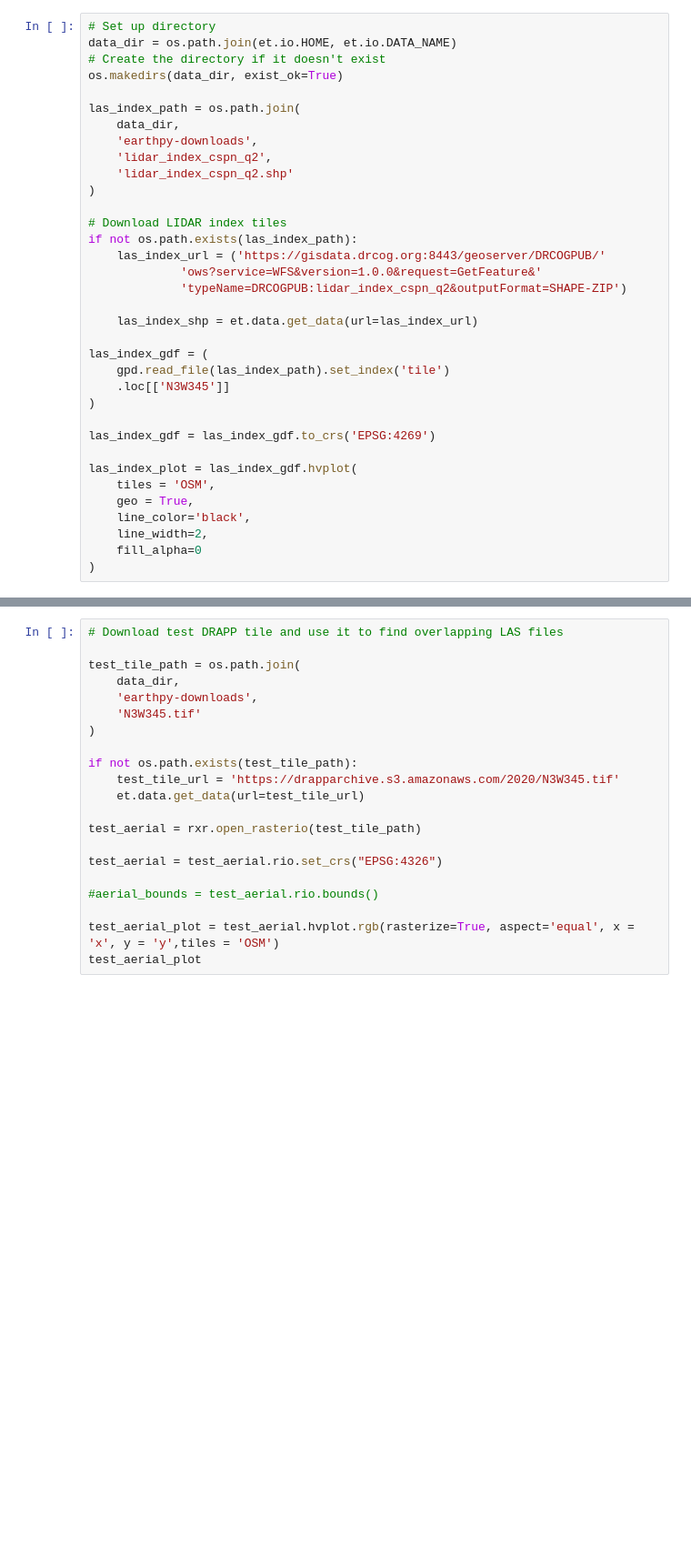
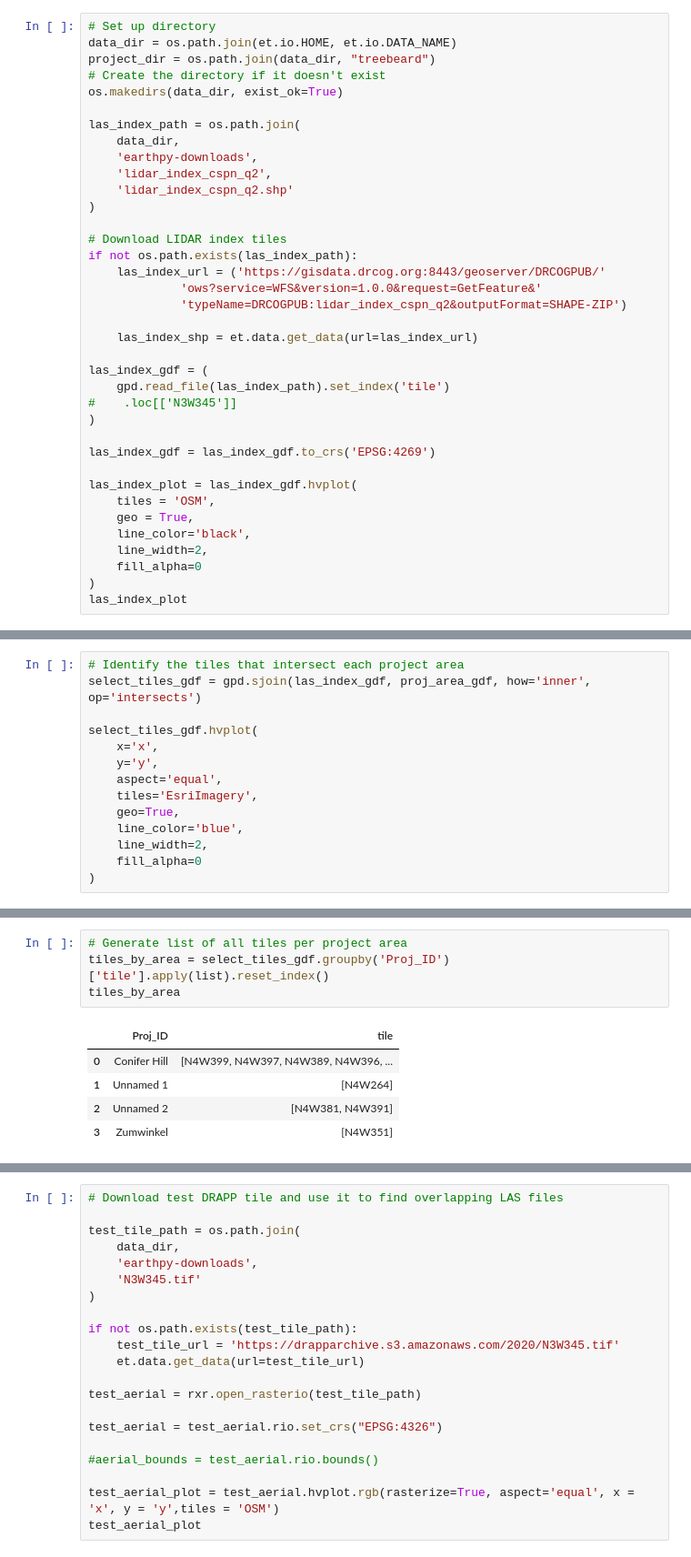
Before and after one commit to earthlab-education/treebeard, a Jupyter notebook: las_test.ipynb, the cells around one changed output, grey strips where cells are left out. Shown at 91% size. Cells and saved outputs as stored; diff of their text form; blank space fills up the shorter version.

Commit message:
added project areas, work on las code

```diff
--- a/las_test.ipynb
+++ b/las_test.ipynb
@@ -40,6 +45,7 @@ from shapely.geometry import Polygon
 # %%
 # Set up directory
 data_dir = os.path.join(et.io.HOME, et.io.DATA_NAME)
+project_dir = os.path.join(data_dir, "treebeard")
 # Create the directory if it doesn't exist
 os.makedirs(data_dir, exist_ok=True)
 
@@ -60,7 +66,7 @@ if not os.path.exists(las_index_path):
 
 las_index_gdf = (
     gpd.read_file(las_index_path).set_index('tile')
-    .loc[['N3W345']]
+#    .loc[['N3W345']]
 )
 
 las_index_gdf = las_index_gdf.to_crs('EPSG:4269')
@@ -72,3 +78,4 @@ las_index_plot = las_index_gdf.hvplot(
     line_width=2,
     fill_alpha=0
 )
+las_index_plot
@@ -74,0 +115,14 @@ las_index_plot = las_index_gdf.hvplot(
+# %%
+# Identify the tiles that intersect each project area
+select_tiles_gdf = gpd.sjoin(las_index_gdf, proj_area_gdf, how='inner', op='intersects')
+
+select_tiles_gdf.hvplot(
+    x='x',
+    y='y',
+    aspect='equal',
+    tiles='EsriImagery',
+    geo=True,
+    line_color='blue',
+    line_width=2,
+    fill_alpha=0
+)
@@ -74,0 +137,10 @@ las_index_plot = las_index_gdf.hvplot(
+# %%
+# Generate list of all tiles per project area
+tiles_by_area = select_tiles_gdf.groupby('Proj_ID')['tile'].apply(list).reset_index()
+tiles_by_area
+# %% [output]
+|  | Proj_ID | tile |
+| 0 | Conifer Hill | [N4W399, N4W397, N4W389, N4W396, ... |
+| 1 | Unnamed 1 | [N4W264] |
+| 2 | Unnamed 2 | [N4W381, N4W391] |
+| 3 | Zumwinkel | [N4W351] |
```
Also changed, not shown: parts of 8 cells of this notebook, 1 other file.
